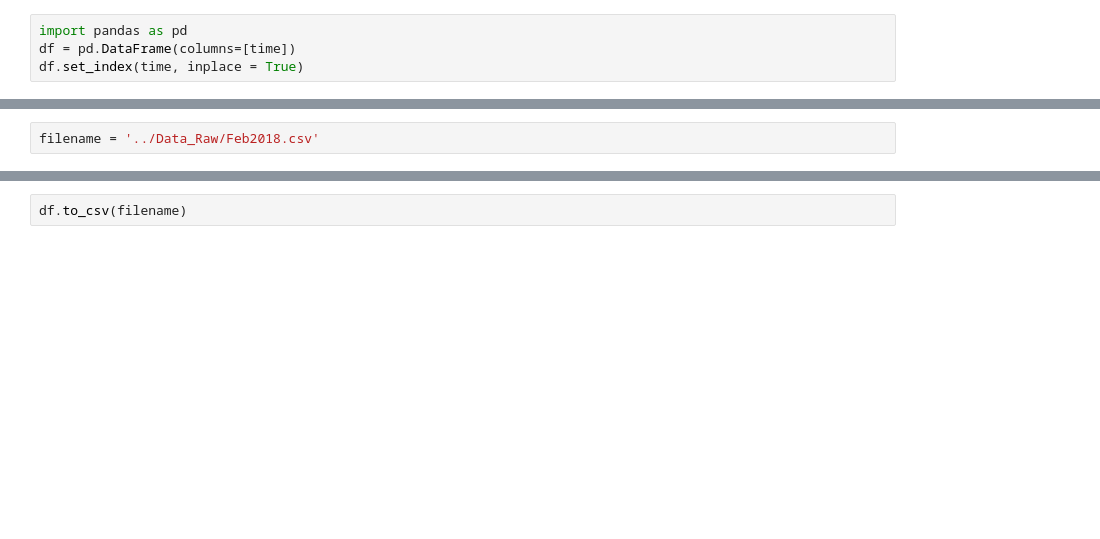
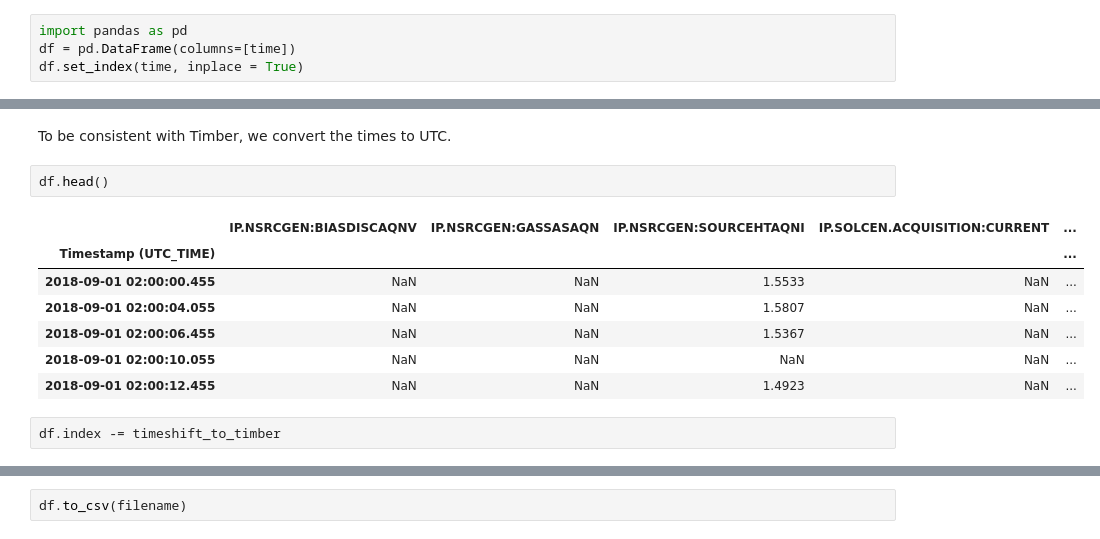
Before and after one commit to mexxexx/ionsrcopt, a Jupyter notebook: Preparation/Data_Loading.ipynb, the cells around one changed output, grey strips where cells are left out. Saved outputs shown, nothing was run; the diff lists cells and outputs as text; blank space fills up the shorter version.

```diff
--- a/Preparation/Data_Loading.ipynb
+++ b/Preparation/Data_Loading.ipynb
@@ -28,2 +44,14 @@ for column in columns_to_load:
-# %%
-filename = '../Data_Raw/Feb2018.csv'
+# %% [markdown]
+To be consistent with Timber, we convert the times to UTC.
+# %%
+df.head()
+# %% [output]
+|  | IP.NSRCGEN:BIASDISCAQNV | IP.NSRCGEN:GASSASAQN | IP.NSRCGEN:SOURCEHTAQNI | IP.SOLCEN.ACQUISITION:CURRENT | ... |
+| Timestamp (UTC_TIME) |  |  |  |  | ... |
+| 2018-09-01 02:00:00.455 | NaN | NaN | 1.5533 | NaN | ... |
+| 2018-09-01 02:00:04.055 | NaN | NaN | 1.5807 | NaN | ... |
+| 2018-09-01 02:00:06.455 | NaN | NaN | 1.5367 | NaN | ... |
+| 2018-09-01 02:00:10.055 | NaN | NaN | NaN | NaN | ... |
+| 2018-09-01 02:00:12.455 | NaN | NaN | 1.4923 | NaN | ... |
+# %%
+df.index -= timeshift_to_timber
```
Also changed, not shown: parts of 7 cells of this notebook, 5 other files.
